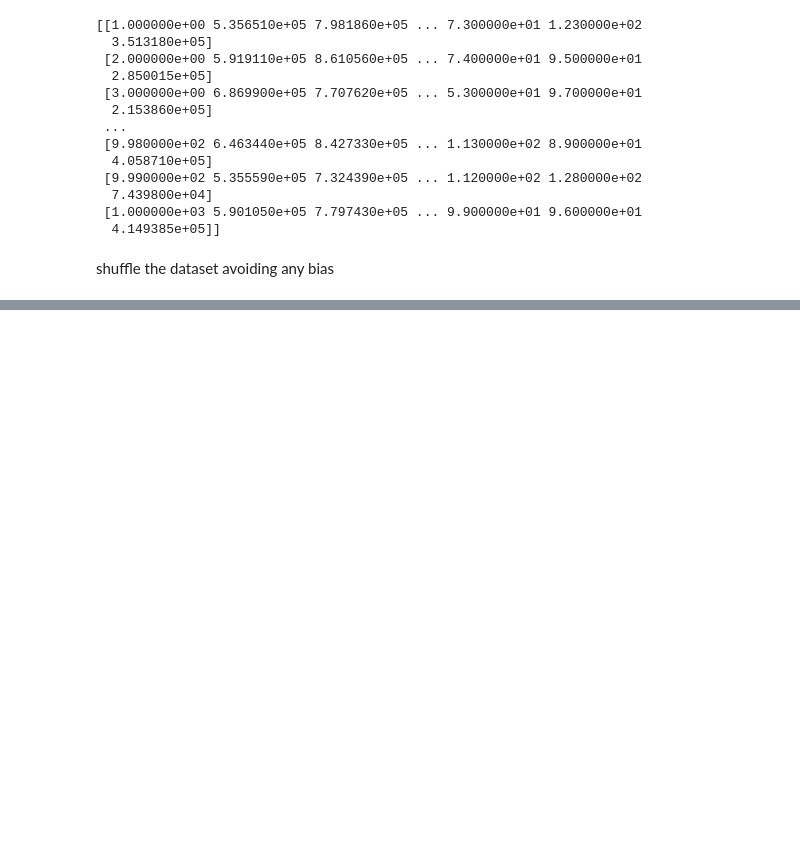
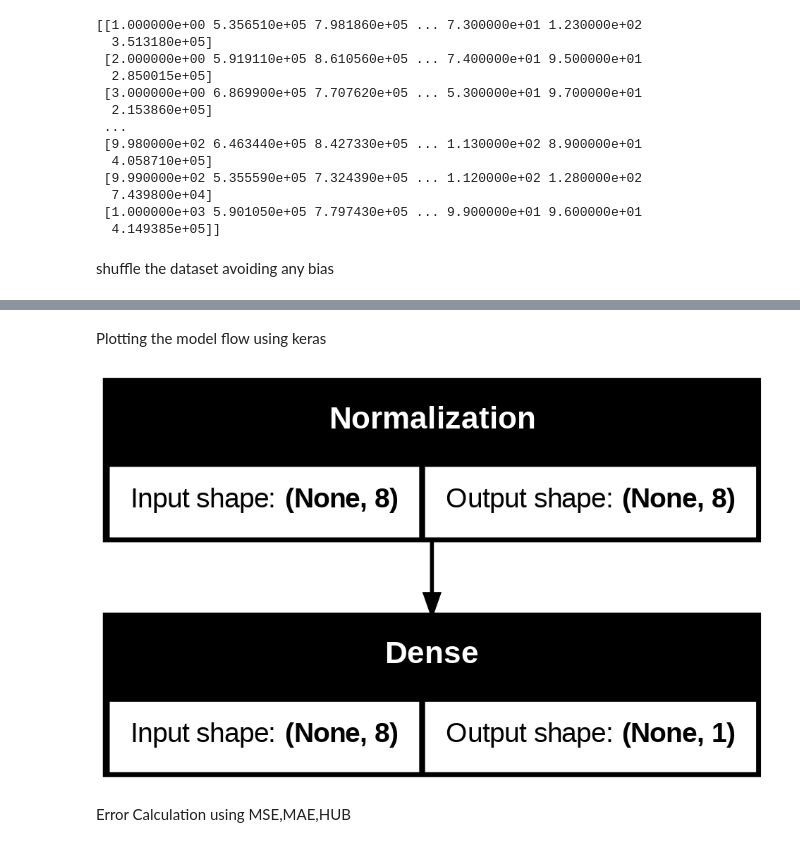
Before and after one commit to ZEY0D/AutoPriceAI, a Jupyter notebook: CarPricePrediction.ipynb, the cells around one changed output, grey strips where cells are left out. Saved outputs shown, nothing was run; the diff lists cells and outputs as text; code cells hidden in the pictures; blank space fills up the shorter version.

Commit message:
model built

```diff
--- a/CarPricePrediction.ipynb
+++ b/CarPricePrediction.ipynb
@@ -77,0 +100,4 @@ tf.Tensor(
+# %%
+normalizer = tf.keras.layers.Normalization(axis = -1)
+normalizer.adapt(x)  #getting the mean and var
+normalizer(x[:5])
@@ -77,0 +122,6 @@ tf.Tensor(
+# %%
+model = tf.keras.Sequential([
+    InputLayer(shape = (8,)),
+    normalizer,
+    Dense(1)
+])
@@ -77,0 +164,8 @@ tf.Tensor(
+# %% [markdown]
+Plotting the model flow using keras
+# %%
+tf.keras.utils.plot_model(model, to_file= "model.png", show_shapes = True)
+# %% [output]
+[figure, added]
+# %% [markdown]
+Error Calculation using MSE,MAE,HUB
```
Also changed, not shown: parts of 14 cells of this notebook.
